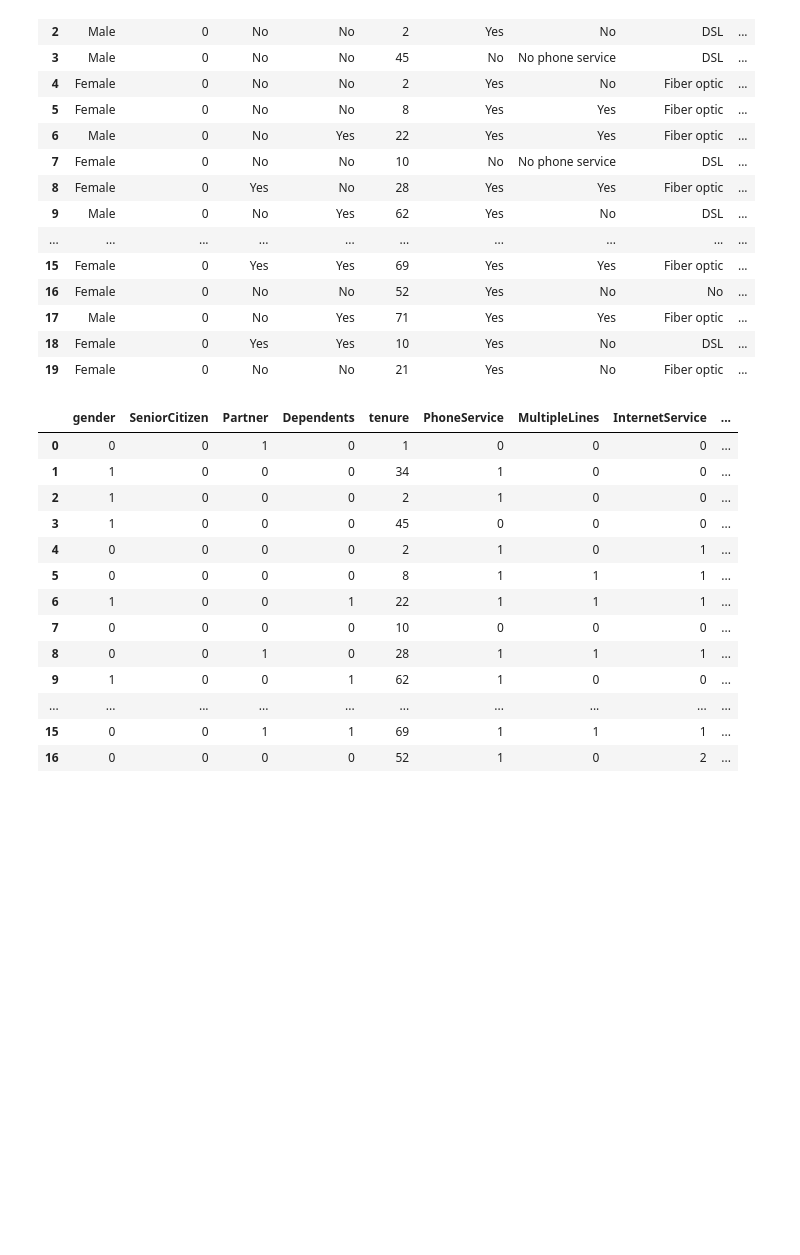
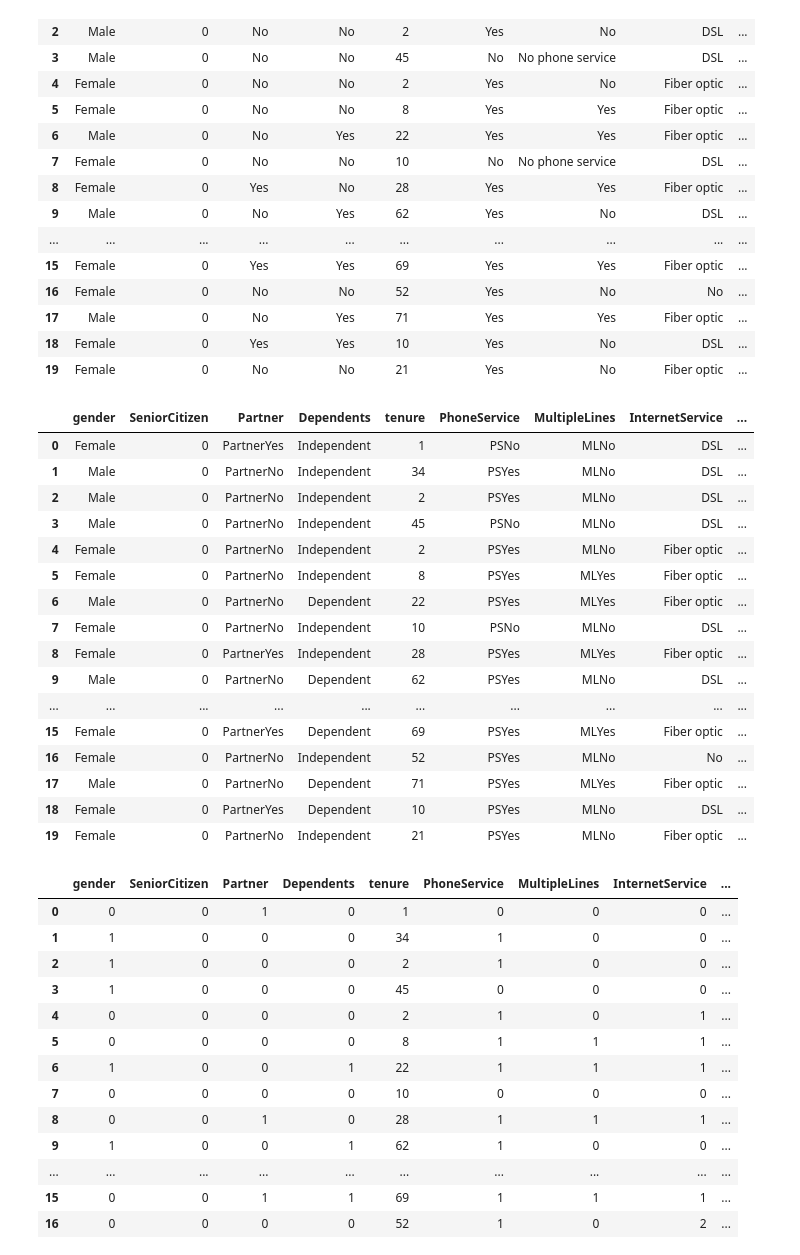
Before and after one commit to SohelRaja/Customer-Churn-Analysis, a Jupyter notebook: Ensemble Learning/Other Classifiers/Naive Bayes/Naive_bayes_Classifier.ipynb, the cells around one changed output. Cells and saved outputs as stored; diff of their text form; code cells hidden in the pictures; blank space fills up the shorter version.

```diff
--- a/Ensemble Learning/Other Classifiers/Naive Bayes/Naive_bayes_Classifier.ipynb
+++ b/Ensemble Learning/Other Classifiers/Naive Bayes/Naive_bayes_Classifier.ipynb
@@ -28,6 +29,37 @@ telco.head(20)
 | 17 | Male | 0 | No | Yes | 71 | Yes | Yes | Fiber optic | ... |
 | 18 | Female | 0 | Yes | Yes | 10 | Yes | No | DSL | ... |
 | 19 | Female | 0 | No | No | 21 | Yes | No | Fiber optic | ... |
+# %%
+telco['Partner'].replace(to_replace=[['No'],['Yes']],value=['PartnerNo','PartnerYes'],inplace=True)
+telco['Dependents'].replace(to_replace=[['No'],['Yes']],value=['Independent','Dependent'],inplace=True)
+telco['PhoneService'].replace(to_replace=[['No'],['Yes']],value=['PSNo','PSYes'],inplace=True)
+telco['PaperlessBilling'].replace(to_replace=[['No'],['Yes']],value=['PLBNo','PLBYes'],inplace=True)
+telco['MultipleLines'].replace(to_replace=[['No phone service'],['No'],['Yes']],value=['MLNo','MLNo','MLYes'],inplace=True)
+telco['OnlineSecurity'].replace(to_replace=[['No internet service'],['No'],['Yes']],value=['OSNo','OSNo','OSYes'],inplace=True)
+telco['OnlineBackup'].replace(to_replace=[['No internet service'],['No'],['Yes']],value=['OBNo','OBNo','OBYes'],inplace=True)
+telco['DeviceProtection'].replace(to_replace=[['No internet service'],['No'],['Yes']],value=['DPNo','DPNo','DPYes'],inplace=True)
+telco['TechSupport'].replace(to_replace=[['No internet service'],['No'],['Yes']],value=['TSNo','TSNo','TSYes'],inplace=True)
+telco['StreamingTV'].replace(to_replace=[['No internet service'],['No'],['Yes']],value=['STVNo','STVNo','STVYes'],inplace=True)
+telco['StreamingMovies'].replace(to_replace=[['No internet service'],['No'],['Yes']],value=['SMNo','SMNo','SMYes'],inplace=True)
+telco.head(20)
+# %% [output]
+|  | gender | SeniorCitizen | Partner | Dependents | tenure | PhoneService | MultipleLines | InternetService | ... |
+| 0 | Female | 0 | PartnerYes | Independent | 1 | PSNo | MLNo | DSL | ... |
+| 1 | Male | 0 | PartnerNo | Independent | 34 | PSYes | MLNo | DSL | ... |
+| 2 | Male | 0 | PartnerNo | Independent | 2 | PSYes | MLNo | DSL | ... |
+| 3 | Male | 0 | PartnerNo | Independent | 45 | PSNo | MLNo | DSL | ... |
+| 4 | Female | 0 | PartnerNo | Independent | 2 | PSYes | MLNo | Fiber optic | ... |
+| 5 | Female | 0 | PartnerNo | Independent | 8 | PSYes | MLYes | Fiber optic | ... |
+| 6 | Male | 0 | PartnerNo | Dependent | 22 | PSYes | MLYes | Fiber optic | ... |
+| 7 | Female | 0 | PartnerNo | Independent | 10 | PSNo | MLNo | DSL | ... |
+| 8 | Female | 0 | PartnerYes | Independent | 28 | PSYes | MLYes | Fiber optic | ... |
+| 9 | Male | 0 | PartnerNo | Dependent | 62 | PSYes | MLNo | DSL | ... |
+| ... | ... | ... | ... | ... | ... | ... | ... | ... | ... |
+| 15 | Female | 0 | PartnerYes | Dependent | 69 | PSYes | MLYes | Fiber optic | ... |
+| 16 | Female | 0 | PartnerNo | Independent | 52 | PSYes | MLNo | No | ... |
+| 17 | Male | 0 | PartnerNo | Dependent | 71 | PSYes | MLYes | Fiber optic | ... |
+| 18 | Female | 0 | PartnerYes | Dependent | 10 | PSYes | MLNo | DSL | ... |
+| 19 | Female | 0 | PartnerNo | Independent | 21 | PSYes | MLNo | Fiber optic | ... |
 # %%
 telco['gender'].replace(to_replace=[['Female'],['Male']],value=[0,1],inplace=True)
 telco['Partner'].replace(to_replace=[['PartnerNo'],['PartnerYes']],value=[0,1],inplace=True)
```
Also changed, not shown: parts of 10 cells of this notebook.
